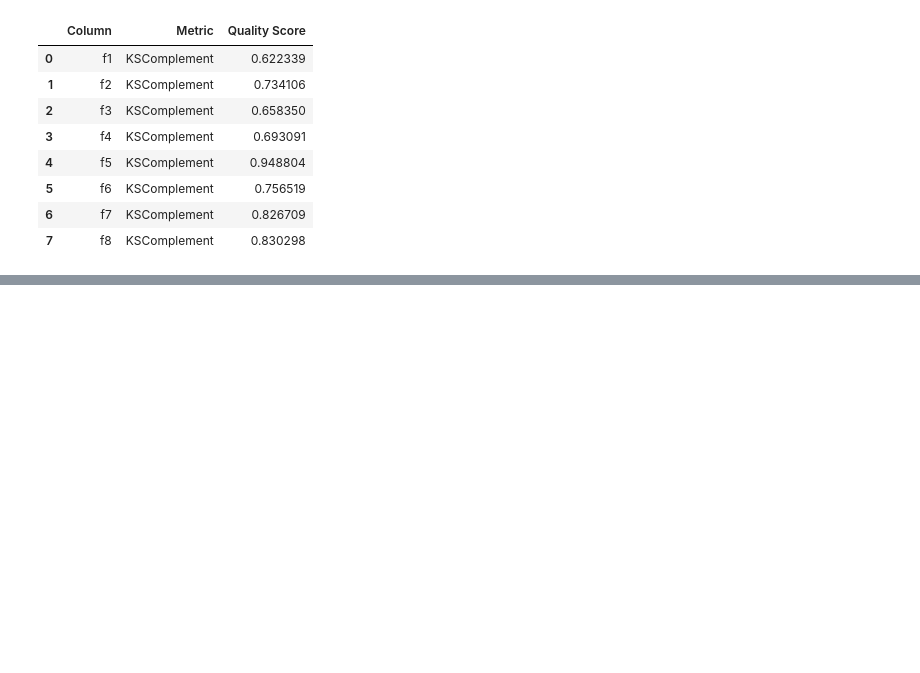
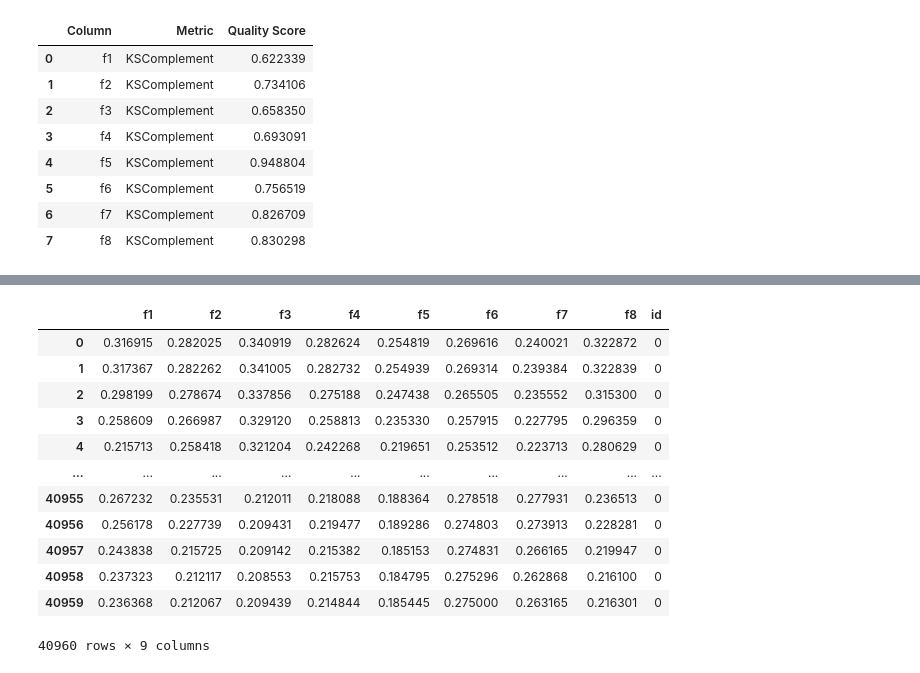
Before and after one commit to MischaRauch/Stable_Diffusion_on_EEG_Signals, a Jupyter notebook: quality_report_featureDistribution_fft.ipynb, the cells around one changed output, grey strips where cells are left out. Cells and saved outputs as stored; diff of their text form; code cells hidden in the pictures; blank space fills up the shorter version.

```diff
--- a/quality_report_featureDistribution_fft.ipynb
+++ b/quality_report_featureDistribution_fft.ipynb
@@ -209,0 +210,16 @@ fig.show()
+# %%
+fake_data_df
+# %% [output]
+|  | f1 | f2 | f3 | f4 | f5 | f6 | f7 | f8 | id |
+| 0 | 0.316915 | 0.282025 | 0.340919 | 0.282624 | 0.254819 | 0.269616 | 0.240021 | 0.322872 | 0 |
+| 1 | 0.317367 | 0.282262 | 0.341005 | 0.282732 | 0.254939 | 0.269314 | 0.239384 | 0.322839 | 0 |
+| 2 | 0.298199 | 0.278674 | 0.337856 | 0.275188 | 0.247438 | 0.265505 | 0.235552 | 0.315300 | 0 |
+| 3 | 0.258609 | 0.266987 | 0.329120 | 0.258813 | 0.235330 | 0.257915 | 0.227795 | 0.296359 | 0 |
+| 4 | 0.215713 | 0.258418 | 0.321204 | 0.242268 | 0.219651 | 0.253512 | 0.223713 | 0.280629 | 0 |
+| ... | ... | ... | ... | ... | ... | ... | ... | ... | ... |
+| 40955 | 0.267232 | 0.235531 | 0.212011 | 0.218088 | 0.188364 | 0.278518 | 0.277931 | 0.236513 | 0 |
+| 40956 | 0.256178 | 0.227739 | 0.209431 | 0.219477 | 0.189286 | 0.274803 | 0.273913 | 0.228281 | 0 |
+| 40957 | 0.243838 | 0.215725 | 0.209142 | 0.215382 | 0.185153 | 0.274831 | 0.266165 | 0.219947 | 0 |
+| 40958 | 0.237323 | 0.212117 | 0.208553 | 0.215753 | 0.184795 | 0.275296 | 0.262868 | 0.216100 | 0 |
+| 40959 | 0.236368 | 0.212067 | 0.209439 | 0.214844 | 0.185445 | 0.275000 | 0.263165 | 0.216301 | 0 |
+40960 rows × 9 columns
```
Also changed, not shown: parts of 9 cells of this notebook, 6 other files.
